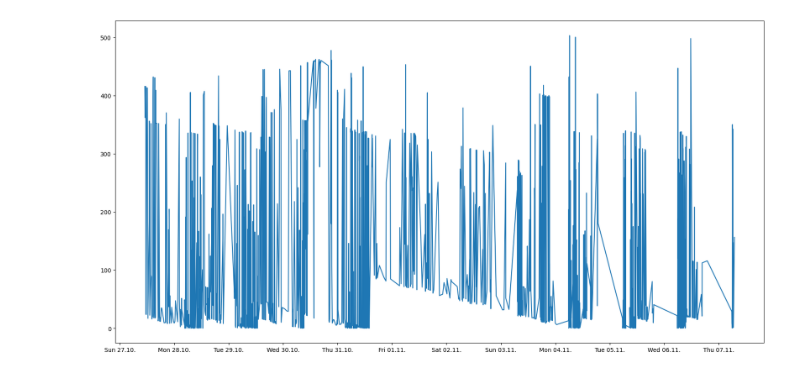
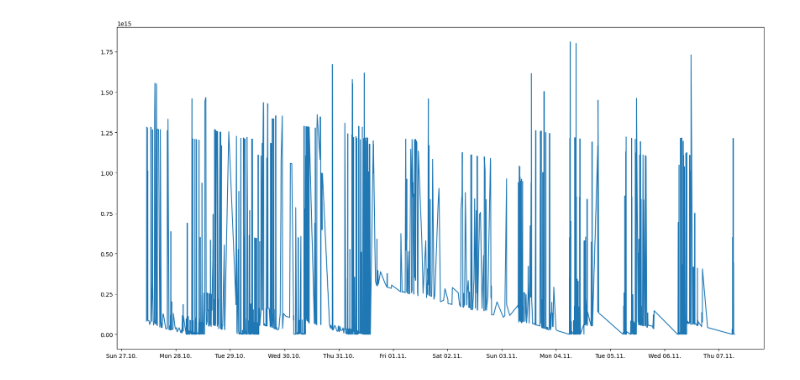
Before and after one commit to davidkempkens/appointment-scraper, a Jupyter notebook: dashboard_v2.ipynb, the cells around one changed output. Drawn from its saved outputs; the diff is of its cells as text; code cells hidden in the pictures.

```diff
--- a/dashboard_v2.ipynb
+++ b/dashboard_v2.ipynb
@@ -36,5 +36,4 @@ def getSlotsFromDB(
     return df
 
 
-df = getSlotsFromDB("duesseldorf", "Personalausweis - Antrag")
-df.info()
+df = getSlotsFromDB(city="duesseldorf", concern="Personalausweis - Antrag")
@@ -118,9 +179,17 @@ count_df.plot(
 # %%
 time_until_slot = df.groupby(by="available").agg({"timeslot": ["min", "max", "mean"]})
 
-time_until_slot["time_until_slot"] = (
+time_until_slot["time_until_slot_mean"] = (
     time_until_slot["timeslot"]["mean"] - time_until_slot.index
 )
 
+time_until_slot["time_until_slot_min"] = (
+    time_until_slot["timeslot"]["min"] - time_until_slot.index
+)
+
+time_until_slot["time_until_slot_max"] = (
+    time_until_slot["timeslot"]["max"] - time_until_slot.index
+)
+
 time_until_slot
 # %% [output]
@@ -142,30 +211,41 @@ time_until_slot
 # %%
 # convert to hours
-time_until_slot["h_until_slot"] = (
-    time_until_slot["time_until_slot"].dt.total_seconds() / 3600
-)
-time_until_slot["days_until_slot"] = time_until_slot["time_until_slot"].dt.days
+# time_until_slot["h_until_slot"] = (
+#     time_until_slot["time_until_slot"].dt.total_seconds() / 3600
+# )
+# time_until_slot["days_until_slot"] = time_until_slot["time_until_slot"].dt.days
 
 # time_until_slot.plot(y="h_until_slot", kind="line",figsize=(20,10), grid=True, title="Time until slot", xlabel="Time", ylabel="Hours until slot")
 
 import matplotlib.pyplot as plt
 import matplotlib.dates as mdates
 
 fig, ax = plt.subplots(figsize=(20, 10))
+# ax.plot(
+#     time_until_slot.index,
+#     time_until_slot["time_until_slot_mean"],
+#     label="Mean time until slot",
+# )
 ax.plot(
     time_until_slot.index,
-    time_until_slot["h_until_slot"],
-    label="Hours until slot",
+    time_until_slot["time_until_slot_min"],
+    label="Min time until slot",
 )
+# ax.plot(
+#     time_until_slot.index,
+#     time_until_slot["time_until_slot_max"],
+#     label="Max time until slot",
+# )
+
 # ax.scatter(
 #     time_until_slot.index,
 #     time_until_slot["h_until_slot"],
 #     label="Hours until slot",
 # )
 
 ax.xaxis.set_major_locator(mdates.HourLocator(interval=24))
 ax.xaxis.set_major_formatter(mdates.DateFormatter("%a %d.%m."))
 
 plt.show()
 # %% [output]
-[figure, old version]
+[figure, new version]
```
Also changed, not shown: parts of 13 cells of this notebook.
